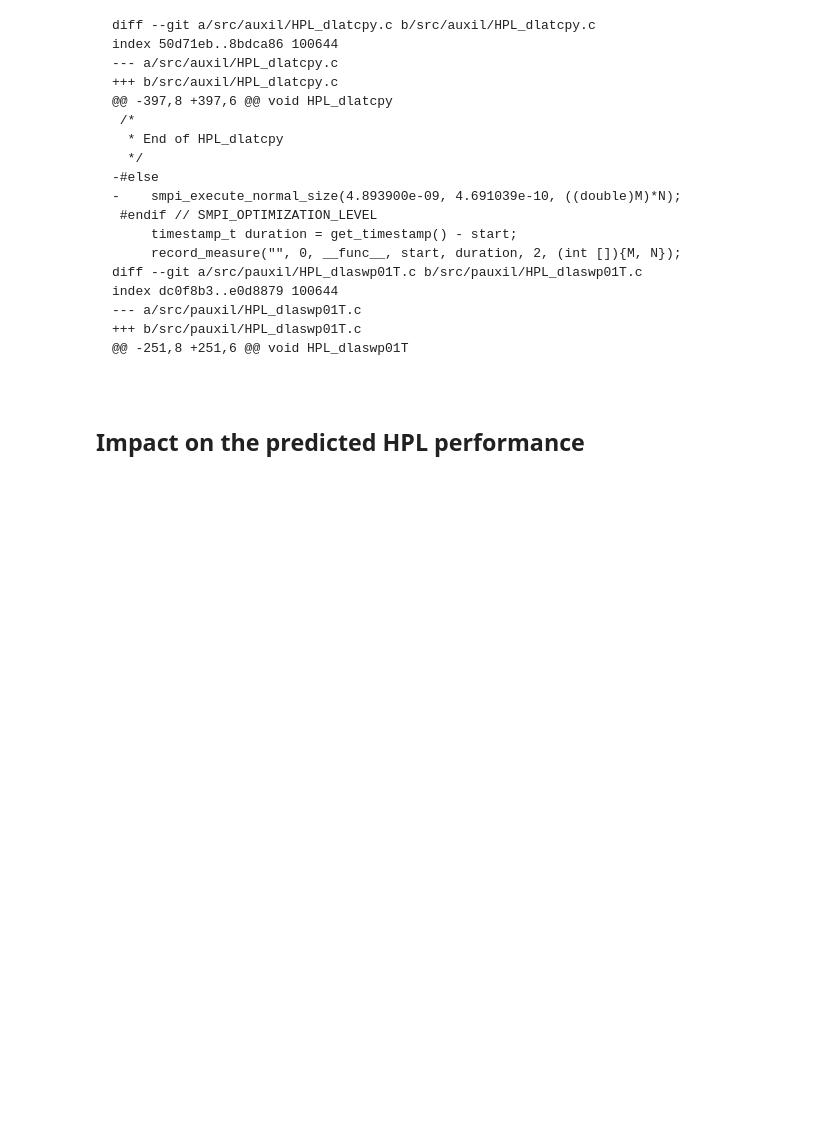
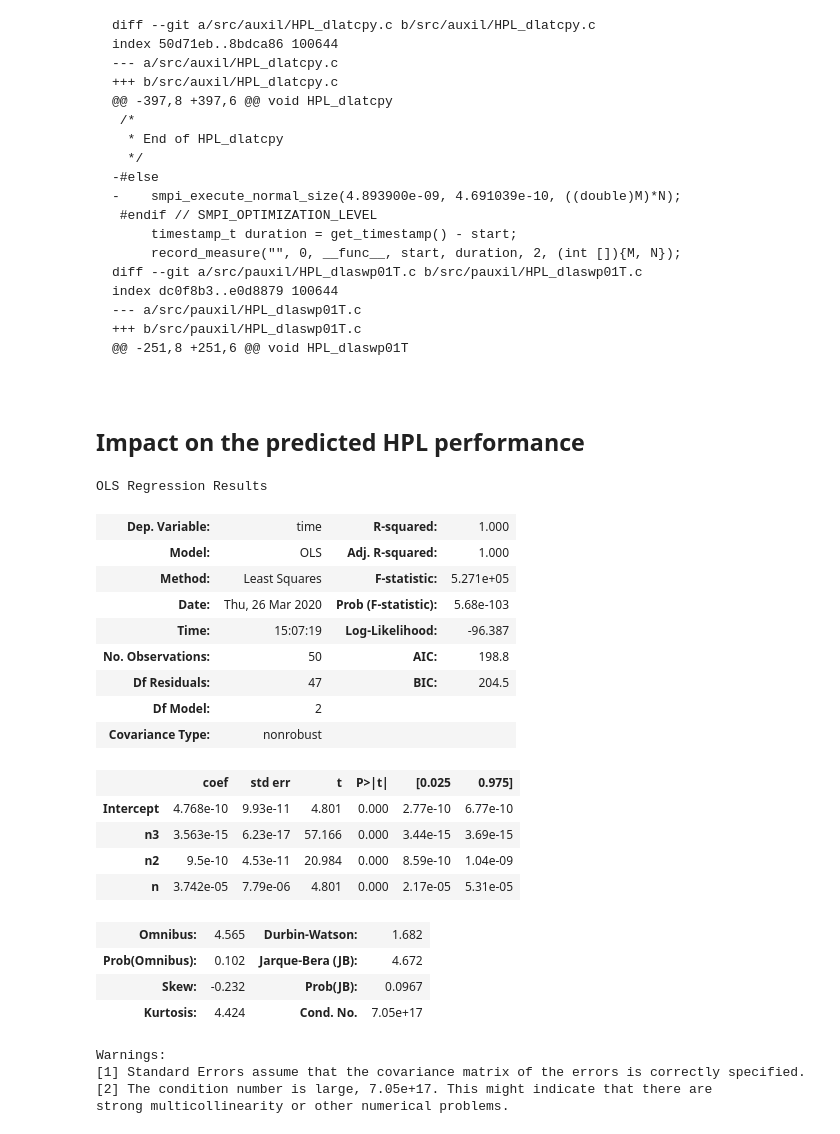
Before and after one commit to Ezibenroc/calibration_analysis, a Jupyter notebook: dahu/smpi_hpl/dgemm_synthetic_model.ipynb, the cells around one changed output. Cells and saved outputs as stored; diff of their text form; code cells hidden in the pictures; blank space fills up the shorter version.

```diff
--- a/dahu/smpi_hpl/dgemm_synthetic_model.ipynb
+++ b/dahu/smpi_hpl/dgemm_synthetic_model.ipynb
@@ -189,0 +193,28 @@ index dc0f8b3..e0d8879 100644
+# %%
+from statsmodels.formula.api import ols
+reg = ols('time ~ n3 + n2 + n', df).fit()
+reg.summary()
+# %% [output]
+OLS Regression Results
+| Dep. Variable: | time | R-squared: | 1.000 |
+| Model: | OLS | Adj. R-squared: | 1.000 |
+| Method: | Least Squares | F-statistic: | 5.271e+05 |
+| Date: | Thu, 26 Mar 2020 | Prob (F-statistic): | 5.68e-103 |
+| Time: | 15:07:19 | Log-Likelihood: | -96.387 |
+| No. Observations: | 50 | AIC: | 198.8 |
+| Df Residuals: | 47 | BIC: | 204.5 |
+| Df Model: | 2 |  |  |
+| Covariance Type: | nonrobust |  |  |
+|  | coef | std err | t | P>|t| | [0.025 | 0.975] |
+| Intercept | 4.768e-10 | 9.93e-11 | 4.801 | 0.000 | 2.77e-10 | 6.77e-10 |
+| n3 | 3.563e-15 | 6.23e-17 | 57.166 | 0.000 | 3.44e-15 | 3.69e-15 |
+| n2 | 9.5e-10 | 4.53e-11 | 20.984 | 0.000 | 8.59e-10 | 1.04e-09 |
+| n | 3.742e-05 | 7.79e-06 | 4.801 | 0.000 | 2.17e-05 | 5.31e-05 |
+| Omnibus: | 4.565 | Durbin-Watson: | 1.682 |
+| Prob(Omnibus): | 0.102 | Jarque-Bera (JB): | 4.672 |
+| Skew: | -0.232 | Prob(JB): | 0.0967 |
+| Kurtosis: | 4.424 | Cond. No. | 7.05e+17 |
+Warnings:
+[1] Standard Errors assume that the covariance matrix of the errors is correctly specified.
+[2] The condition number is large, 7.05e+17. This might indicate that there are
+strong multicollinearity or other numerical problems.
```
Also changed, not shown: parts of 8 cells of this notebook, 10 other files.
